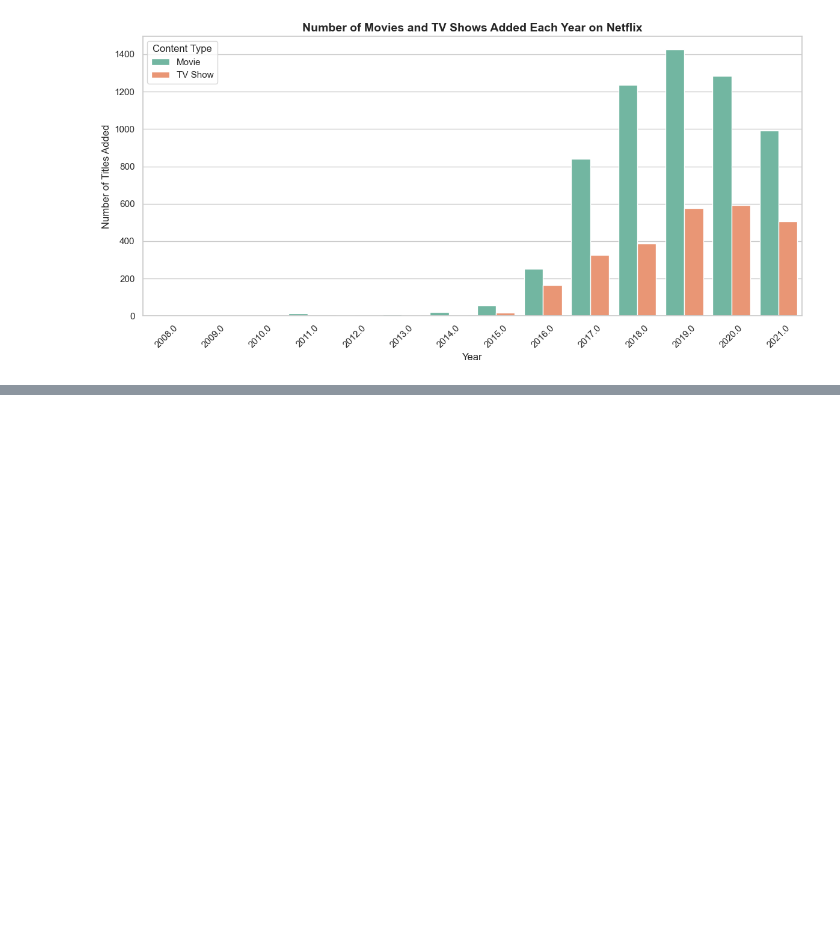
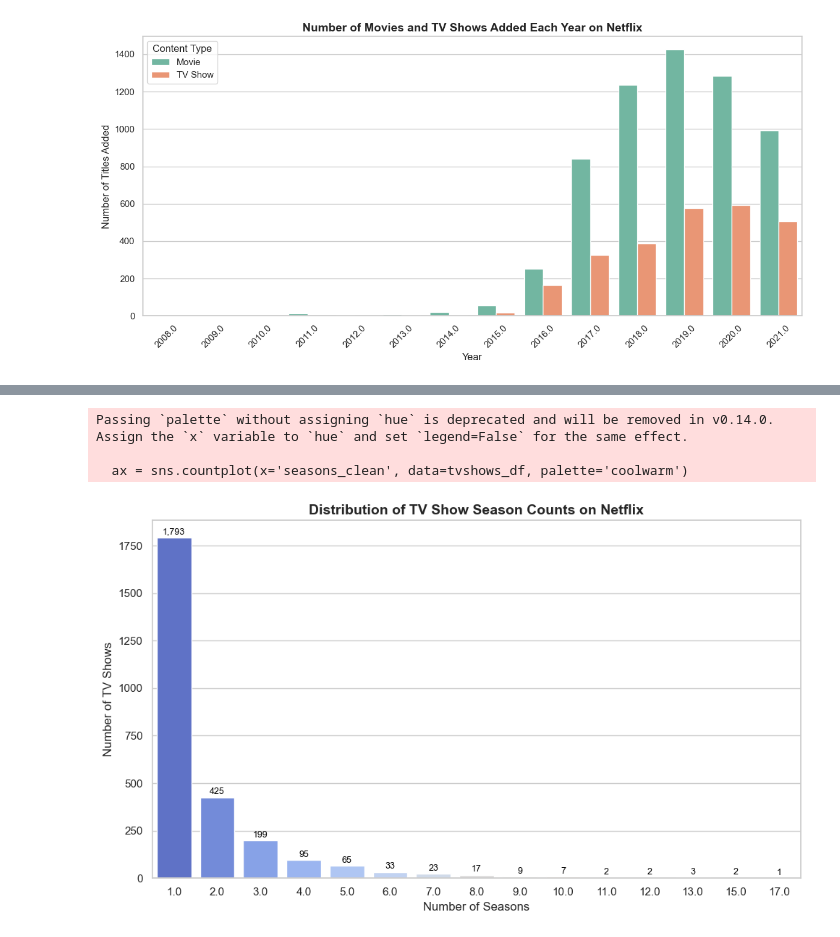
Before and after one commit to AdityaPbhu/Netflix_Content_Analysis, a Jupyter notebook: Netflix_Content_Analysis.ipynb, the cells around one changed output, grey strips where cells are left out. Cells and saved outputs as stored; diff of their text form; code cells hidden in the pictures; blank space fills up the shorter version.

```diff
--- a/Netflix_Content_Analysis.ipynb
+++ b/Netflix_Content_Analysis.ipynb
@@ -166,0 +273,33 @@ plt.show()
+# %%
+# Filter only TV Shows
+tvshows_df = df[df['type'] == 'TV Show'].copy()
+
+# Extract number of seasons (remove 'Season(s)' and convert to numeric)
+tvshows_df['seasons_clean'] = tvshows_df['duration'].str.replace(' Season', '').str.replace('s', '').astype(float)
+
+# Drop rows with missing season values
+tvshows_df = tvshows_df.dropna(subset=['seasons_clean'])
+
+# Plotting
+plt.figure(figsize=(10,6))
+ax = sns.countplot(x='seasons_clean', data=tvshows_df, palette='coolwarm')
+
+# Title and labels
+plt.title("Distribution of TV Show Season Counts on Netflix", fontsize=14, weight='bold')
+plt.xlabel("Number of Seasons", fontsize=12)
+plt.ylabel("Number of TV Shows", fontsize=12)
+
+# Adding data labels on bars
+for p in ax.patches:
+    height = p.get_height()
+    ax.annotate(f'{int(height):,}',
+                (p.get_x() + p.get_width() / 2, height + 5),
+                ha='center', va='bottom', fontsize=9, color='black')
+
+plt.tight_layout()
+plt.show()
+# %% [output]
+Passing `palette` without assigning `hue` is deprecated and will be removed in v0.14.0. Assign the `x` variable to `hue` and set `legend=False` for the same effect.
+
+  ax = sns.countplot(x='seasons_clean', data=tvshows_df, palette='coolwarm')
+[figure, added]
```
Also changed, not shown: parts of 7 cells of this notebook.
